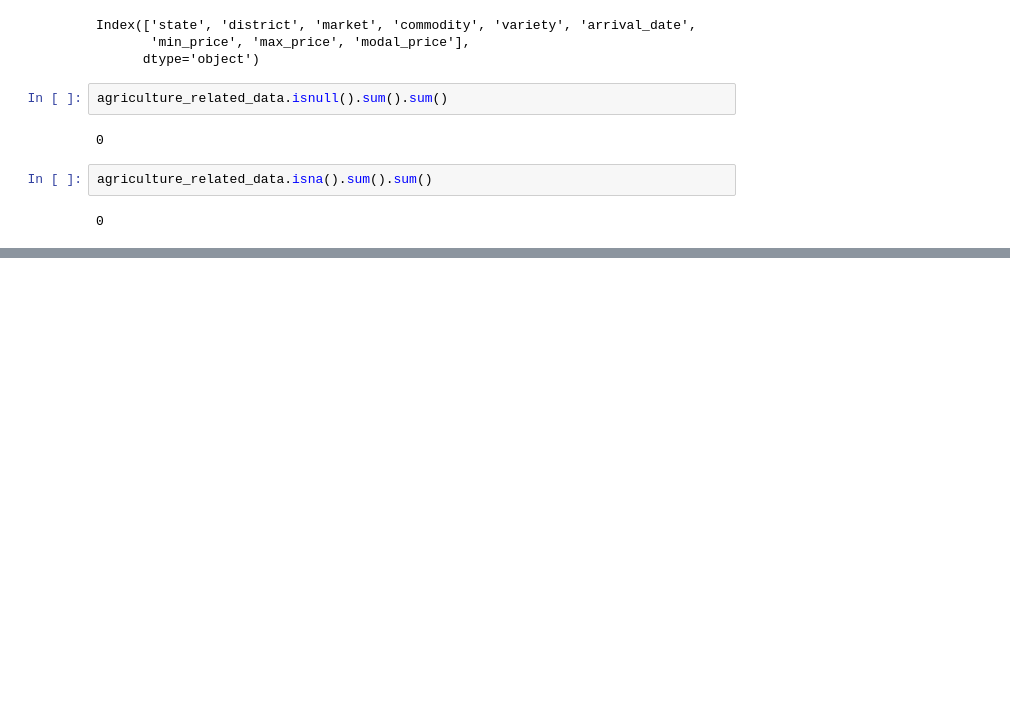
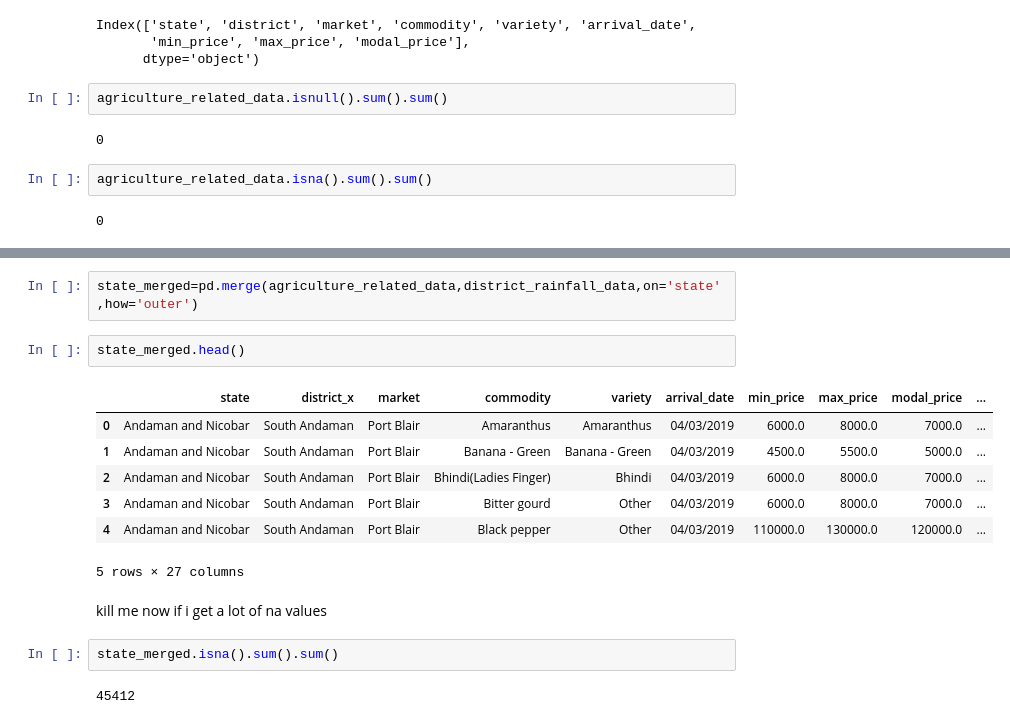
Before and after one commit to ArunMunagala7/TRINIT-594092-U52K62EQ-ML03, a Jupyter notebook: practice-1-0-data-cleaning.ipynb, the cells around one changed output, grey strips where cells are left out. Drawn from its saved outputs; the diff is of its cells as text; blank space fills up the shorter version.

```diff
--- a/practice-1-0-data-cleaning.ipynb
+++ b/practice-1-0-data-cleaning.ipynb
@@ -197,0 +308,18 @@ agriculture_related_data.isna().sum().sum()
+# %%
+state_merged=pd.merge(agriculture_related_data,district_rainfall_data,on='state',how='outer')
+# %%
+state_merged.head()
+# %% [output]
+|  | state | district_x | market | commodity | variety | arrival_date | min_price | max_price | modal_price | ... |
+| 0 | Andaman and Nicobar | South Andaman | Port Blair | Amaranthus | Amaranthus | 04/03/2019 | 6000.0 | 8000.0 | 7000.0 | ... |
+| 1 | Andaman and Nicobar | South Andaman | Port Blair | Banana - Green | Banana - Green | 04/03/2019 | 4500.0 | 5500.0 | 5000.0 | ... |
+| 2 | Andaman and Nicobar | South Andaman | Port Blair | Bhindi(Ladies Finger) | Bhindi | 04/03/2019 | 6000.0 | 8000.0 | 7000.0 | ... |
+| 3 | Andaman and Nicobar | South Andaman | Port Blair | Bitter gourd | Other | 04/03/2019 | 6000.0 | 8000.0 | 7000.0 | ... |
+| 4 | Andaman and Nicobar | South Andaman | Port Blair | Black pepper | Other | 04/03/2019 | 110000.0 | 130000.0 | 120000.0 | ... |
+5 rows × 27 columns
+# %% [markdown]
+kill me now if i get a lot of na values
+# %%
+state_merged.isna().sum().sum()
+# %% [output]
+45412
```
Also changed, not shown: parts of 31 cells of this notebook.
